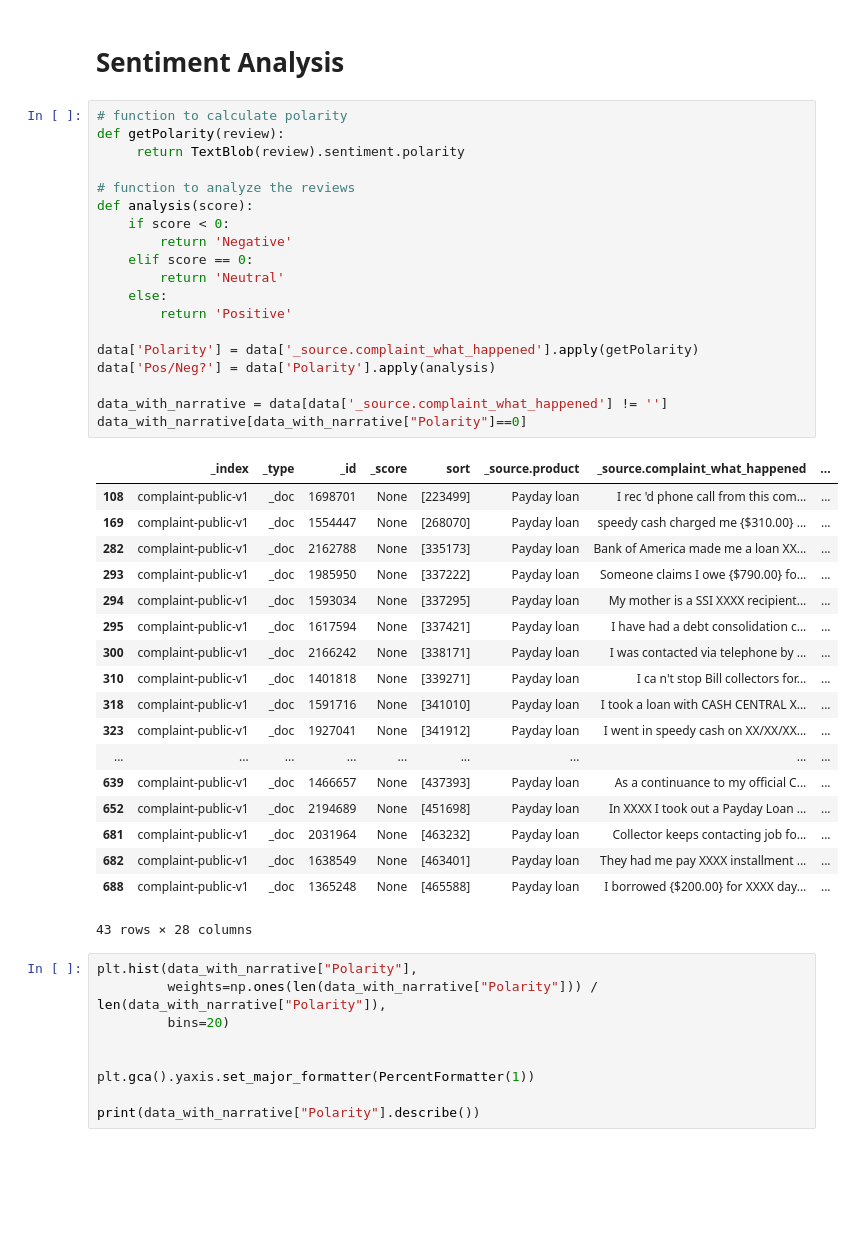
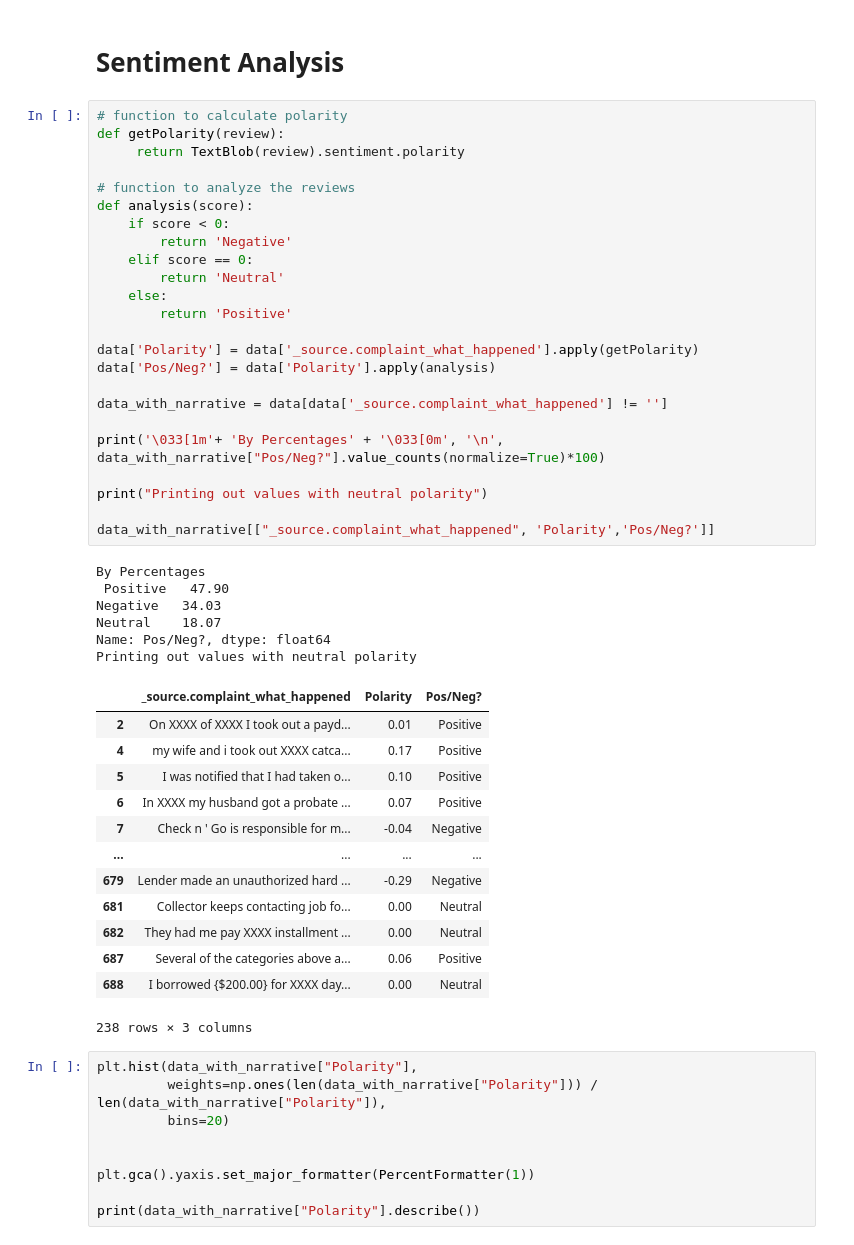
Before and after one commit to lpugachev/FinTechDemo, a Jupyter notebook: Python-Demo.ipynb, the cells around one changed output. Cells and saved outputs as stored; diff of their text form; blank space fills up the shorter version.

```diff
--- a/Python-Demo.ipynb
+++ b/Python-Demo.ipynb
@@ -283,41 +269,47 @@ print('\033[1m'+ '20 Most Common Bigrams' + '\033[0m', *results_bigram.most_comm
 # %%
 # function to calculate polarity
 def getPolarity(review):
      return TextBlob(review).sentiment.polarity
 
 # function to analyze the reviews
 def analysis(score):
     if score < 0:
         return 'Negative'
     elif score == 0:
         return 'Neutral'
     else:
         return 'Positive'
 
 data['Polarity'] = data['_source.complaint_what_happened'].apply(getPolarity)
 data['Pos/Neg?'] = data['Polarity'].apply(analysis)
 
 data_with_narrative = data[data['_source.complaint_what_happened'] != '']
-data_with_narrative[data_with_narrative["Polarity"]==0]
+
+print('\033[1m'+ 'By Percentages' + '\033[0m', '\n', data_with_narrative["Pos/Neg?"].value_counts(normalize=True)*100)
+
+print("Printing out values with neutral polarity")
+
+data_with_narrative[["_source.complaint_what_happened", 'Polarity','Pos/Neg?']]
 # %% [output]
+By Percentages
+ Positive   47.90
+Negative   34.03
+Neutral    18.07
+Name: Pos/Neg?, dtype: float64
+Printing out values with neutral polarity
-|  | _index | _type | _id | _score | sort | _source.product | _source.complaint_what_happened | ... |
-| 108 | complaint-public-v1 | _doc | 1698701 | None | [223499] | Payday loan | I rec 'd phone call from this com... | ... |
-| 169 | complaint-public-v1 | _doc | 1554447 | None | [268070] | Payday loan | speedy cash charged me {$310.00} ... | ... |
-| 282 | complaint-public-v1 | _doc | 2162788 | None | [335173] | Payday loan | Bank of America made me a loan XX... | ... |
-| 293 | complaint-public-v1 | _doc | 1985950 | None | [337222] | Payday loan | Someone claims I owe {$790.00} fo... | ... |
-| 294 | complaint-public-v1 | _doc | 1593034 | None | [337295] | Payday loan | My mother is a SSI XXXX recipient... | ... |
-| 295 | complaint-public-v1 | _doc | 1617594 | None | [337421] | Payday loan | I have had a debt consolidation c... | ... |
-| 300 | complaint-public-v1 | _doc | 2166242 | None | [338171] | Payday loan | I was contacted via telephone by ... | ... |
-| 310 | complaint-public-v1 | _doc | 1401818 | None | [339271] | Payday loan | I ca n't stop Bill collectors for... | ... |
-| 318 | complaint-public-v1 | _doc | 1591716 | None | [341010] | Payday loan | I took a loan with CASH CENTRAL X... | ... |
-| 323 | complaint-public-v1 | _doc | 1927041 | None | [341912] | Payday loan | I went in speedy cash on XX/XX/XX... | ... |
-| ... | ... | ... | ... | ... | ... | ... | ... | ... |
-| 639 | complaint-public-v1 | _doc | 1466657 | None | [437393] | Payday loan | As a continuance to my official C... | ... |
-| 652 | complaint-public-v1 | _doc | 2194689 | None | [451698] | Payday loan | In XXXX I took out a Payday Loan ... | ... |
-| 681 | complaint-public-v1 | _doc | 2031964 | None | [463232] | Payday loan | Collector keeps contacting job fo... | ... |
-| 682 | complaint-public-v1 | _doc | 1638549 | None | [463401] | Payday loan | They had me pay XXXX installment ... | ... |
-| 688 | complaint-public-v1 | _doc | 1365248 | None | [465588] | Payday loan | I borrowed {$200.00} for XXXX day... | ... |
+|  | _source.complaint_what_happened | Polarity | Pos/Neg? |
+| 2 | On XXXX of XXXX I took out a payd... | 0.01 | Positive |
+| 4 | my wife and i took out XXXX catca... | 0.17 | Positive |
+| 5 | I was notified that I had taken o... | 0.10 | Positive |
+| 6 | In XXXX my husband got a probate ... | 0.07 | Positive |
+| 7 | Check n ' Go is responsible for m... | -0.04 | Negative |
+| ... | ... | ... | ... |
+| 679 | Lender made an unauthorized hard ... | -0.29 | Negative |
+| 681 | Collector keeps contacting job fo... | 0.00 | Neutral |
+| 682 | They had me pay XXXX installment ... | 0.00 | Neutral |
+| 687 | Several of the categories above a... | 0.06 | Positive |
+| 688 | I borrowed {$200.00} for XXXX day... | 0.00 | Neutral |
-43 rows × 28 columns
+238 rows × 3 columns
 # %%
 plt.hist(data_with_narrative["Polarity"],
          weights=np.ones(len(data_with_narrative["Polarity"])) / len(data_with_narrative["Polarity"]),
```
Also changed, not shown: parts of 4 cells of this notebook.
